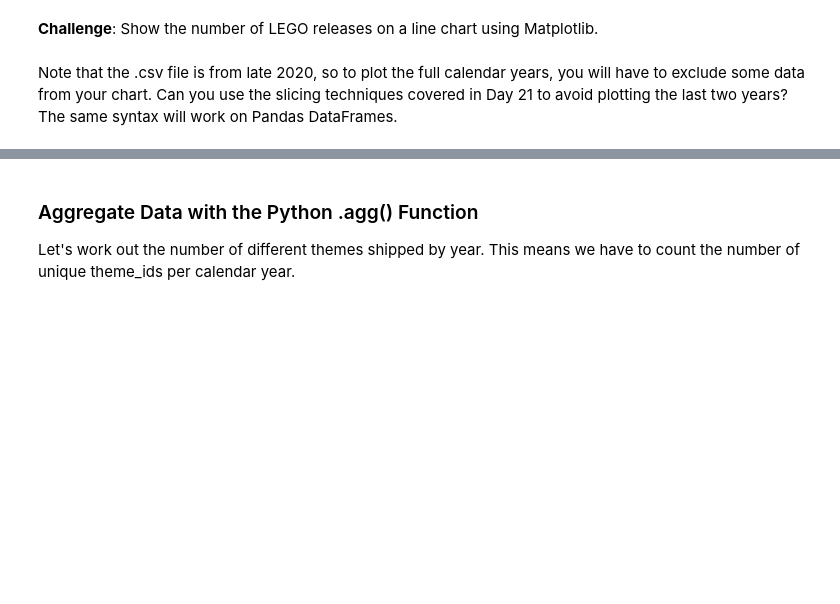
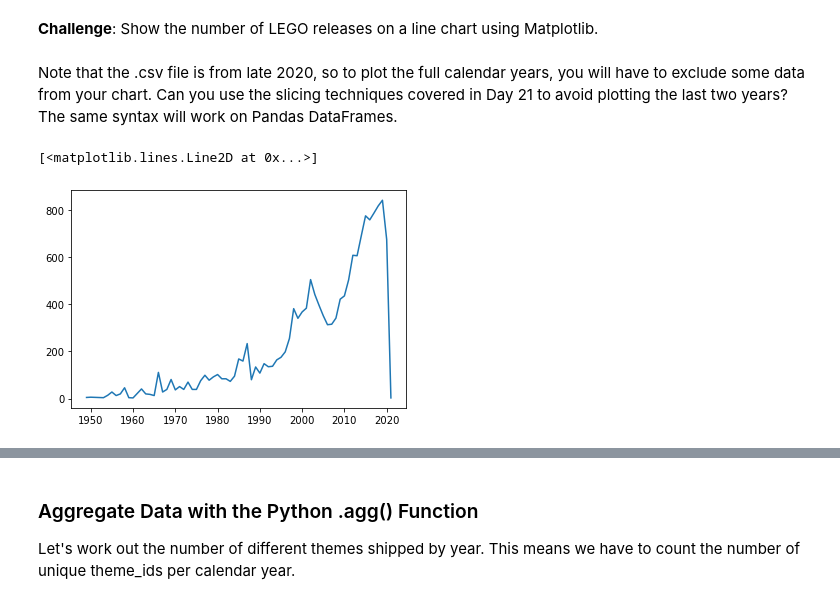
Before and after one commit to hattiepwvi/Pandas-Matplotlib-LEGO, a Jupyter notebook: Lego_Analysis_for_Course_(start).ipynb, the cells around one changed output, grey strips where cells are left out. Cells and saved outputs as stored; diff of their text form; code cells hidden in the pictures; blank space fills up the shorter version.

```diff
--- a/Lego_Analysis_for_Course_(start).ipynb
+++ b/Lego_Analysis_for_Course_(start).ipynb
@@ -74,3 +74,5 @@ A lego set is a particular box of LEGO or product. Therefore, a single theme typ
 The <code>sets.csv</code> data contains a list of sets over the years and the number of parts that each of these sets contained.
 
 **Challenge**: Read the sets.csv data and take a look at the first and last couple of rows.
+# %%
+sets = pd.read_csv("data/sets.csv")
@@ -83,2 +138,6 @@ The <code>sets.csv</code> data contains a list of sets over the years and the nu
 # %% [markdown]
 **Challenge**: Use <code>.groupby()</code> and <code>.count()</code> to show the number of LEGO sets released year-on-year. How do the number of sets released in 1955 compare to the number of sets released in 2019?
+# %%
+# sets_by_year = sets.pivot_table(index='year', values='set_num')
+sets_by_year = sets.groupby("year").count()
+sets_by_year['set_num'].head()
@@ -86,3 +163,9 @@ The <code>sets.csv</code> data contains a list of sets over the years and the nu
 **Challenge**: Show the number of LEGO releases on a line chart using Matplotlib. <br>
 <br>
 Note that the .csv file is from late 2020, so to plot the full calendar years, you will have to exclude some data from your chart. Can you use the slicing techniques covered in Day 21 to avoid plotting the last two years? The same syntax will work on Pandas DataFrames.
+# %%
+# sets_by_year['set_num'][:-2].plot()
+plt.plot(sets_by_year.index, sets_by_year.set_num)
+# %% [output]
+[<matplotlib.lines.Line2D at 0x...>]
+[figure, added]
```
Also changed, not shown: parts of 23 cells of this notebook.
